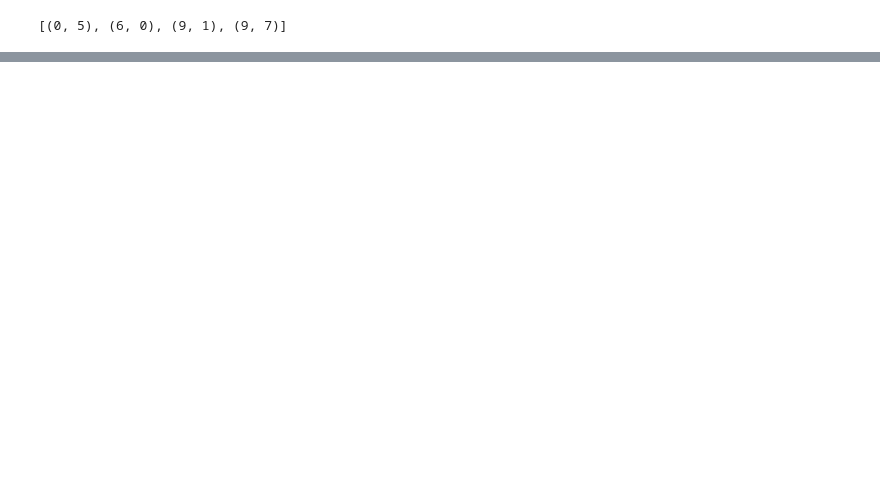
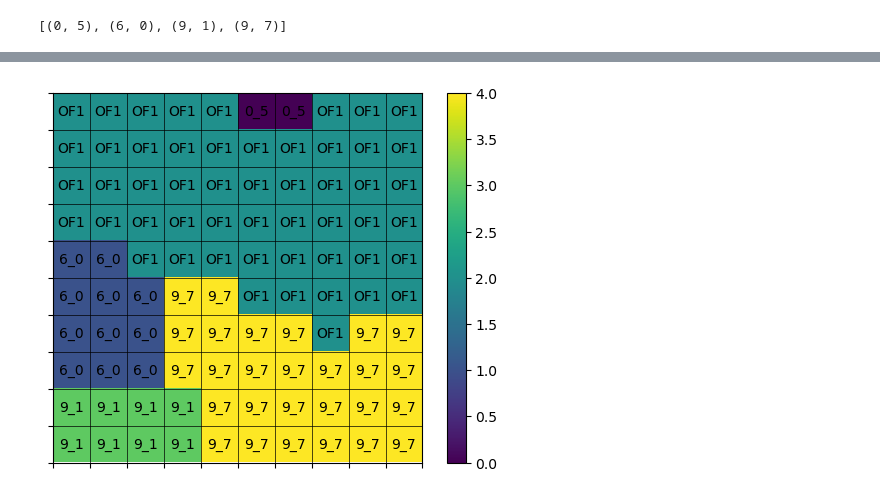
Before and after one commit to ga-holmes/nwtrace, a Jupyter notebook: asi_test.ipynb, the cells around one changed output, grey strips where cells are left out. Saved outputs shown, nothing was run; the diff lists cells and outputs as text; code cells hidden in the pictures; blank space fills up the shorter version.

```diff
--- a/asi_test.ipynb
+++ b/asi_test.ipynb
@@ -83,3 +129,11 @@ def display_raster(ras, cmap="viridis"):
+# %%
+ras = sewershed.d8_watershed
+
+inv_map = {v: k for k, v in sewershed.watershed_table.items()}
+
+display_raster(ras, label_table=inv_map)
+# %% [output]
+[figure, added]
 # %%
 ras = sewershed.d8_accum
 
```
Also changed, not shown: parts of 6 cells of this notebook, 2 other files.
